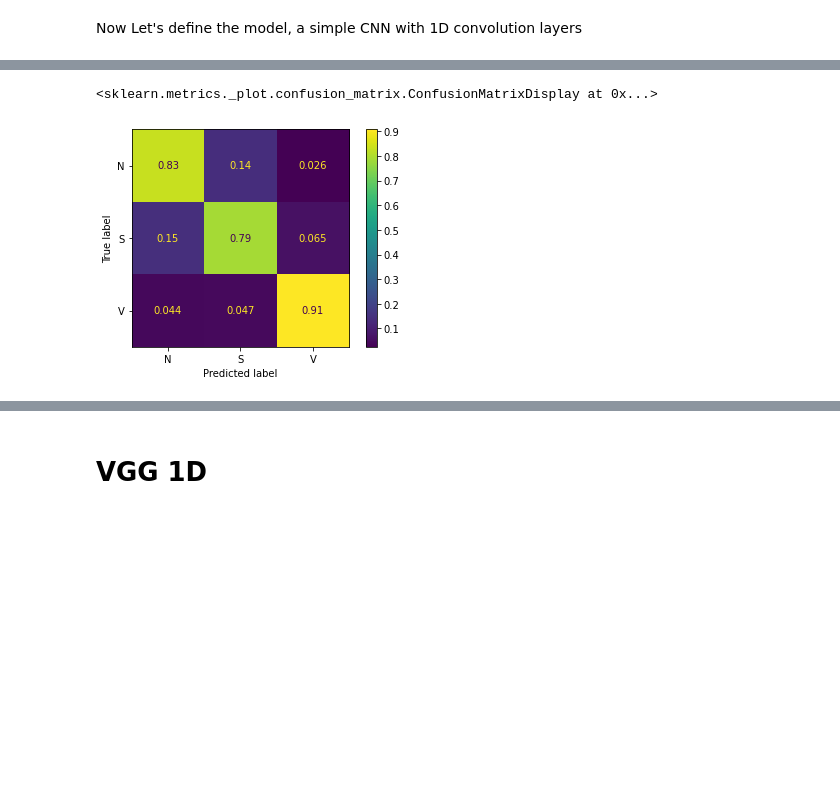
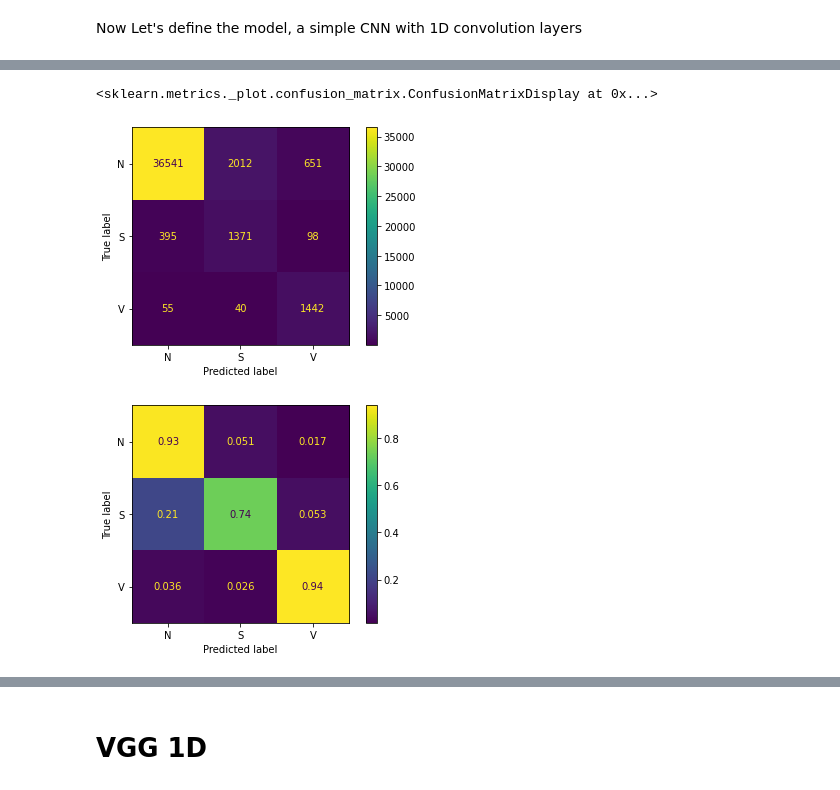
Before and after one commit to romano-francesco/applied-ai-in-biomedicine-ECG-classifier, a Jupyter notebook: Deep_Learning_Approach.ipynb, the cells around one changed output, grey strips where cells are left out. Drawn from its saved outputs; the diff is of its cells as text; code cells hidden in the pictures; blank space fills up the shorter version.

```diff
--- a/Deep_Learning_Approach.ipynb
+++ b/Deep_Learning_Approach.ipynb
@@ -296,3 +307,10 @@ class_weights
 X_train.shape, y_train.shape
 # %% [output]
 ((170419, 223, 1), (170419, 3))
+# %%
+# Normalize data
+mean = np.nanmean(X_train, axis=1).mean(axis=0)
+std = np.nanstd(X_train, axis=1).mean(axis=0)
+
+X_train = (X_train - mean)/std
+X_val = (X_val - mean)/std
@@ -339,9 +398,12 @@ cnn_model.compile(
     metrics = ['accuracy', tf.keras.metrics.Precision(),tf.keras.metrics.Recall()]
 )
 # %%
-history = cnn_model.fit(train_data,
-    validation_data=validation_data,
-    shuffle= True,
+batch_size = 16
+
+history = cnn_model.fit(
+    x = batch_generator_data(batch_size = batch_size, x_gen = generate_X_shuffle(X_train), y_gen = generate_y_shuffle(y_train)),
+    validation_data=validation_data.batch(batch_size),
+    steps_per_epoch=compute_steps(len(X_train), batch_size),
     epochs = 15,
     callbacks = tf.keras.callbacks.EarlyStopping(monitor='val_accuracy', mode='max', patience=5, restore_best_weights=True),
     class_weight = class_weights
@@ -388,7 +449,7 @@ plt.show()
 # %%
 #Computing the prediction of the model on the validation set
 predictions = []
-for element in validation_data.as_numpy_iterator():
+for element in validation_data.batch(128).as_numpy_iterator():
     predictions.append(cnn_model.predict(element[0]))
 # %%
 predictions_f = [item for sublist in predictions for item in sublist]
@@ -423,18 +484,15 @@ for y_t in predictions_oh:
 # %%
 #Plotting the confusion matrix
 import seaborn as sns
 from sklearn.metrics import ConfusionMatrixDisplay, classification_report
 from sklearn.metrics import confusion_matrix
 
-#cm = confusion_matrix(y, y_pred, labels=['N', 'S', 'V'])
-#disp = ConfusionMatrixDisplay(confusion_matrix=cm,
-                                #display_labels=['N', 'S', 'V'])
-#disp.plot()
-#plt.show()
+ConfusionMatrixDisplay.from_predictions(y, y_pred, labels = ['N', 'S', 'V'])
 ConfusionMatrixDisplay.from_predictions(y, y_pred, normalize='true', labels = ['N', 'S', 'V'])
 # %% [output]
 <sklearn.metrics._plot.confusion_matrix.ConfusionMatrixDisplay at 0x...>
-[figure, old version]
+[figure, new version]
+[figure, added]
 # %%
 print(classification_report(y,y_pred))
 # %% [output]
```
Also changed, not shown: parts of 14 cells of this notebook.
